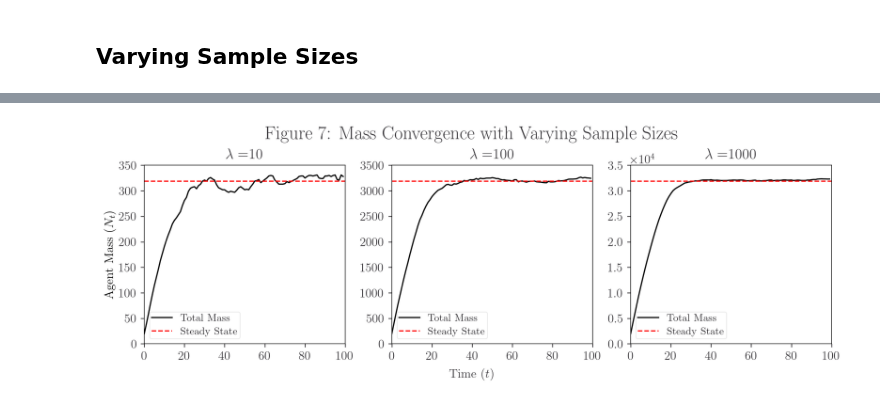
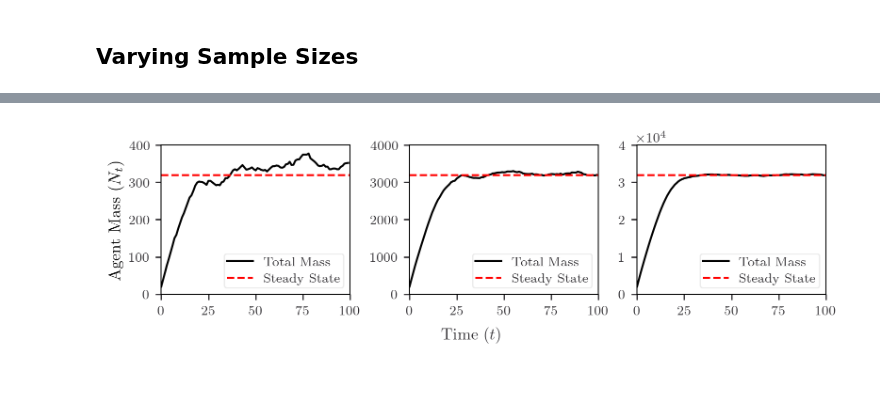
Before and after one commit to patohdzs/project-swipe, a Jupyter notebook: code/abm/convergence.ipynb, the cells around one changed output, grey strips where cells are left out. Cells and saved outputs as stored; diff of their text form; code cells hidden in the pictures.

```diff
--- a/code/abm/convergence.ipynb
+++ b/code/abm/convergence.ipynb
@@ -251,7 +249,7 @@ data = pd.DataFrame(simulations)
 # %%
 mass = data.groupby(['batch','time','sex'], as_index=False).size()
 
-fig, axs = plt.subplots(1,2, figsize=(8, 3.5), constrained_layout=True, sharey=True)
+fig, axs = plt.subplots(1,2, figsize=(6.267704441677044, 2.6368271881975483), constrained_layout=True, sharey=True)
 axs[0].set_xlim(0,T)
 axs[1].set_xlim(0,T)
 
@@ -272,9 +270,7 @@ axs[1].axhline(y=Nw, color='r', linestyle='--', label='Steady State')
 axs[0].legend()
 axs[1].legend()
 
-fig.suptitle('Figure 6: Mass Convergence')
-fig.supxlabel('Time ($t$)', size=12)
-
-plt.savefig('../../figures/abm-mass-conv.png')
+fig.supxlabel('Time ($t$)', size=10)
+plt.savefig('../../figures/abm-conv.png', bbox_inches='tight')
 plt.show()
 # %% [output]
@@ -323,20 +319,19 @@ Steady State Mass: 31900.327050680688
 # %%
 mass = data.groupby(['batch','time'], as_index=False).size()
 
-fig, axs = plt.subplots(1,3, figsize=(10,  3.5), constrained_layout=True)
+fig, axs = plt.subplots(1,3, figsize=(6.267704441677044, 1.8912181254650321), constrained_layout=True)
 
 for i, l in enumerate(arrivals):
     axs[i].set_xlim(0,T)
     axs[i].plot(range(0,T), mass[(mass.batch==i)]['size'], color='k', label='Total Mass')
     axs[i].axhline(y=sstates[i], color='r', linestyle='--', label='Steady State')
-    axs[i].set(title=r'$\lambda=$' + str(l))
+    #axs[i].set(title=r'$\lambda=$' + str(l))
     axs[i].legend()
 
 axs[0].set(ylabel=r'Agent Mass ($N_t$)')
-fig.suptitle('Figure 7: Mass Convergence with Varying Sample Sizes')
-fig.supxlabel('Time ($t$)', size=12)
+fig.supxlabel('Time ($t$)', size=10)
 
-plt.savefig('../../figures/abm-mass-conv-ssize.png')
+plt.savefig('../../figures/abm-conv-ssize.png', bbox_inches='tight')
 plt.show()
 # %% [output]
-[figure, old version]
+[figure, new version]
```
Also changed, not shown: parts of 6 cells of this notebook, 27 other files.
